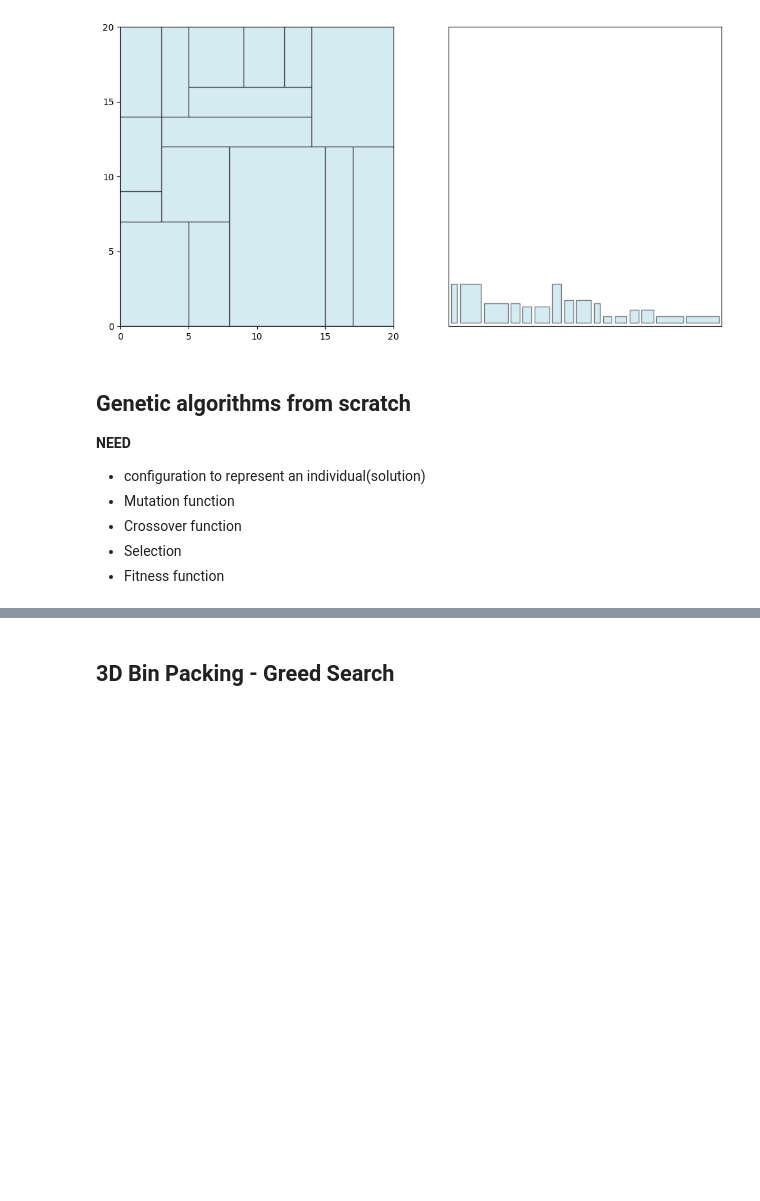
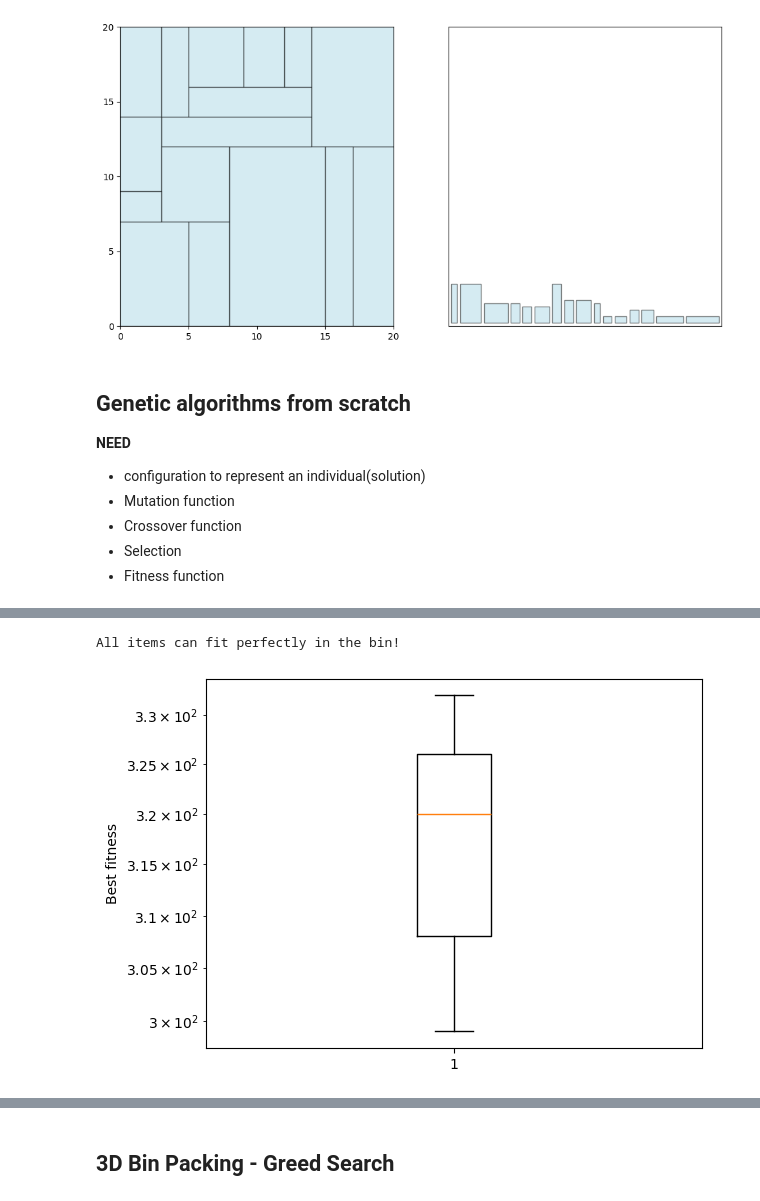
Before and after one commit to MisterMandarino/3D-Packing-Problem-using-Evolutionary-Computations, a Jupyter notebook: BinPackingProblem.ipynb, the cells around one changed output, grey strips where cells are left out. Drawn from its saved outputs; the diff is of its cells as text; code cells hidden in the pictures; blank space fills up the shorter version.

```diff
--- a/BinPackingProblem.ipynb
+++ b/BinPackingProblem.ipynb
@@ -565,10 +565,6 @@ def generate_population(size: int, items):
 def fitness(genome, items):
     sol_space = np.zeros((BIN_WIDTH, BIN_HEIGHT), dtype=np.int32)
 
-    #for gene, item in zip(genome, items):
-    #    idx2 = BIN_HEIGHT - gene[1]
-    #    idx1 = BIN_HEIGHT - gene[1] - item[1]
-    #    sol_space[idx1:idx2, gene[0]:gene[0]+item[0]] += 1
     for gene, item in zip(genome, items):
         sol_space[gene[0]:gene[0]+item[0], gene[1]:gene[1]+item[1]] += 1
 
@@ -589,7 +585,7 @@ def fitness(genome, items):
 #                   k=n_parents)
 
 ## Selection for Maximization
-def selection_pair(population, n_parents : int = 2):
+def selection_pair(population, n_parents : int = 2): ## Roulette-wheel selection
     return choices(population=population,
                    weights=[fitness(genome, items) for genome in population],
                    k=n_parents)
@@ -613,27 +609,27 @@ def mutation(genome, items, num: int = 1, probability: float = 0.5):
             genome[index] = (x, y)
     return genome
 
-def run_evolution(pop_size=100, generation_limit: int = 100, num_mutation = 1, mutation_probability=0.5):
+def run_evolution(pop_size=100, generation_limit: int = 100, num_mutation = 1, mutation_probability=0.5, n_elites=2):
 
     fitness_limit = sum([item[0]*item[1] for item in items])
-    print('maximum fitness = ',fitness_limit)
 
     population = generate_population(pop_size, items=items)
+    best_fitnesses = []
+    worst_fitnesses = []
 
     for i in tqdm(range(generation_limit)):
         population = sorted(population, key=lambda genome: fitness(genome, items), reverse=True)
-        #print('gen ',i)
-        #print('best fitness: ', fitness(population[0], items))
-        #print('worst fitness: ', fitness(population[-1], items))
-        #print('\n')
+
+        best_fitnesses.append(fitness(population[0], items))
+        worst_fitnesses.append(fitness(population[-1], items))
 
         if fitness(population[0], items) == fitness_limit:
             print('All items can fit perfectly in the bin!')
             break
 
-        next_generation = population[0:2] ## Elitism
+        next_generation = population[0:n_elites] ## Elitism
 
-        for j in range(int(len(population) /2) - 1):
+        for j in range(int(len(population) /2) - (n_elites//2)):
             parents = selection_pair(population)
             offspring_a, offspring_b = single_point_crossover(parents[0], parents[1])
             offspring_a = mutation(offspring_a, items, num=num_mutation, probability=mutation_probability)
@@ -644,8 +640,10 @@ def run_evolution(pop_size=100, generation_limit: int = 100, num_mutation = 1, m
 
     population = sorted(population, key=lambda genome: fitness(genome, items), reverse=True)
     best_fitness = fitness(population[0], items)
+    best_fitnesses.append(best_fitness)
+    worst_fitnesses.append(fitness(population[-1], items))
 
-    return population, i, best_fitness
+    return population, i, best_fitness, best_fitnesses, worst_fitnesses, fitness_limit
 # %%
 ## print solution
 
@@ -689,0 +708,20 @@ best fitness:  279
+# %%
+## Multiple runs
+n_runs = 20
+best_fitnesses = []
+for _ in range(n_runs):
+    _,_,best_fitness,_,_,_ = run_evolution(generation_limit=150, num_mutation=1, mutation_probability=0.5, n_elites=2)
+    best_fitnesses.append(best_fitness)
+
+
+fig = plt.figure('GA (best fitness)')
+ax = fig.gca()
+ax.boxplot([best_fitnesses], notch=False)
+#ax.set_xticklabels(['Mutation only'])
+ax.set_yscale('log')
+#ax.set_xlabel('Condition')
+ax.set_ylabel('Best fitness')
+plt.show()
+# %% [output]
+All items can fit perfectly in the bin!
+[figure, added]
```
Also changed, not shown: parts of 6 cells of this notebook.
